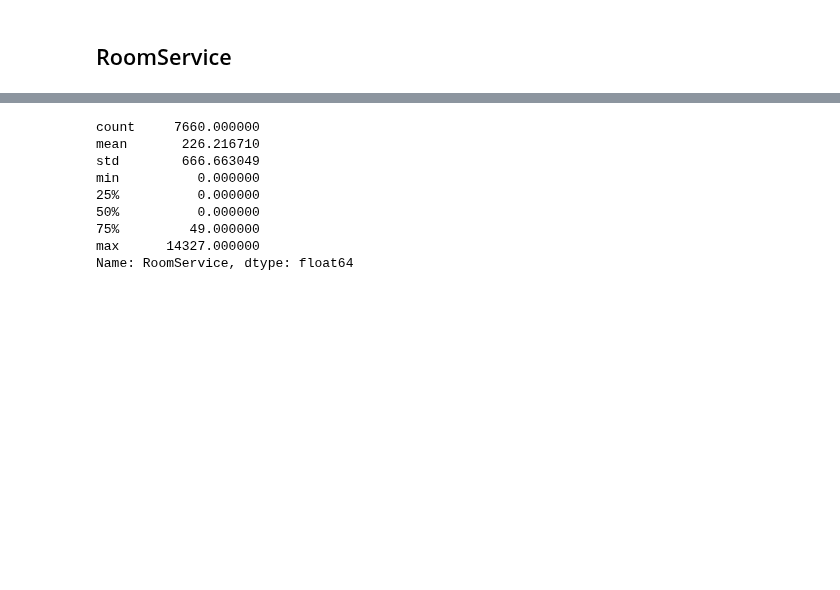
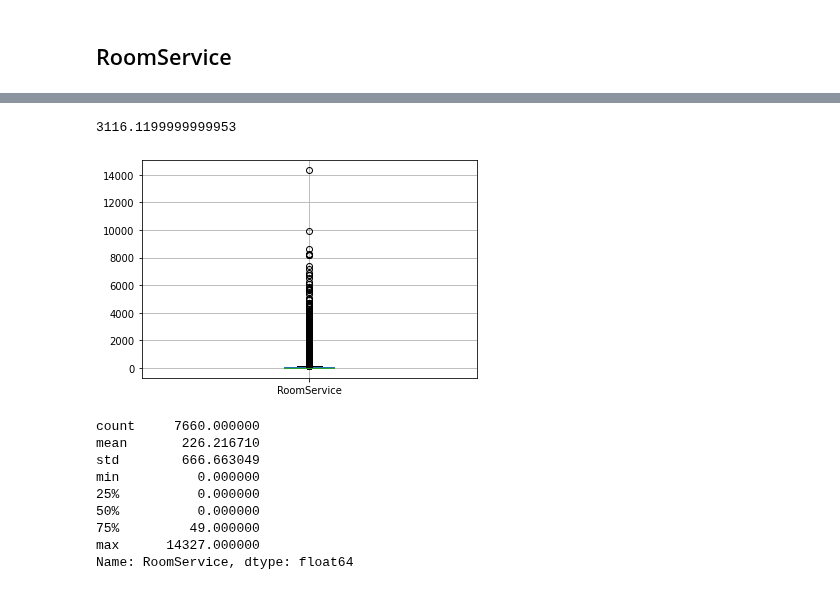
Before and after one commit to PashaIanko/Kaggle.Spaceship-Titanic, a Jupyter notebook: 1_data_exploration.ipynb, the cells around one changed output, grey strips where cells are left out. Drawn from its saved outputs; the diff is of its cells as text; code cells hidden in the pictures; blank space fills up the shorter version.

```diff
--- a/1_data_exploration.ipynb
+++ b/1_data_exploration.ipynb
@@ -488,3 +505,9 @@ prepare_pivot_table(
+# %%
+df_exploration.boxplot(['RoomService'])
+df_exploration.RoomService.quantile(0.99)
+# %% [output]
+3116.1199999999953
+[figure, added]
 # %%
 df_exploration.RoomService.describe()
 # %% [output]
```
Also changed, not shown: parts of 12 cells of this notebook.
